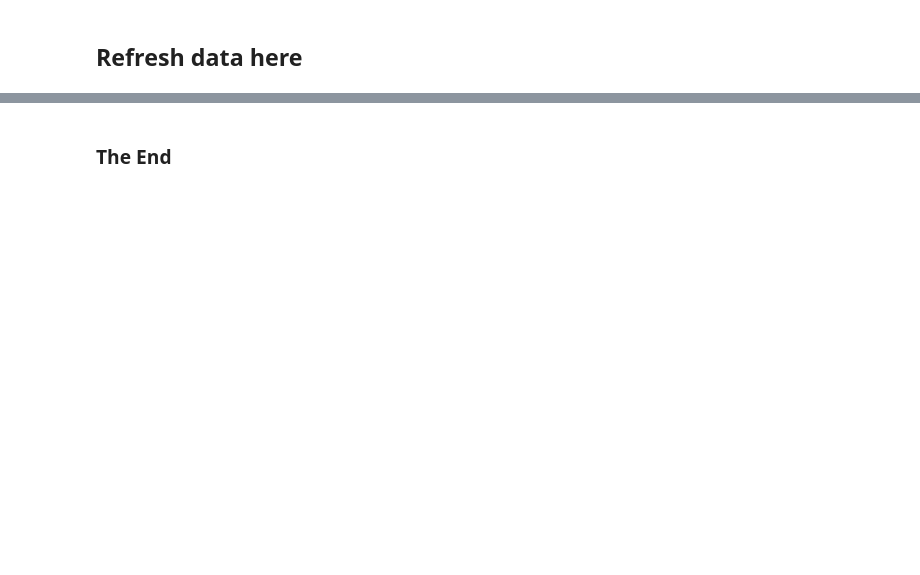
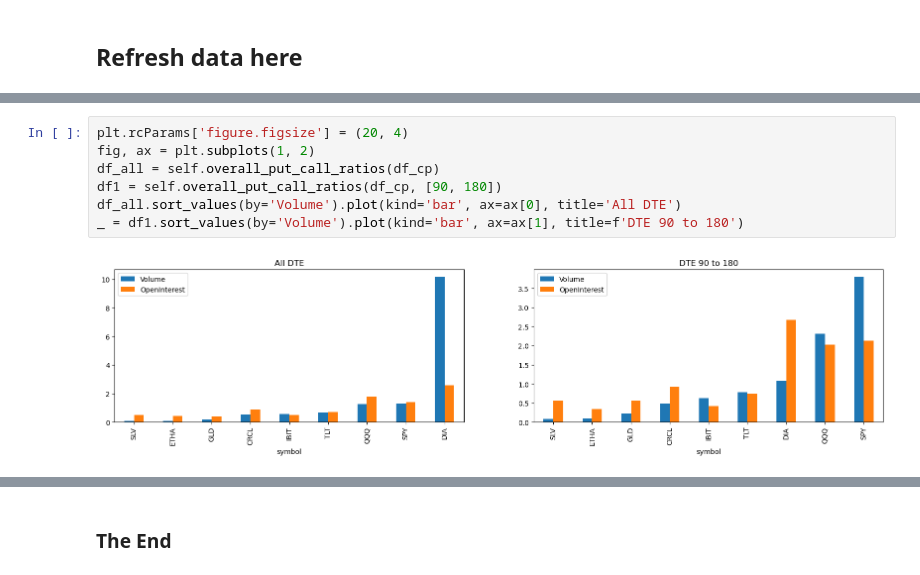
Before and after one commit to shufengtan/op, a Jupyter notebook: leaps_latest.ipynb, the cells around one changed output, grey strips where cells are left out. Saved outputs shown, nothing was run; the diff lists cells and outputs as text; blank space fills up the shorter version.

```diff
--- a/leaps_latest.ipynb
+++ b/leaps_latest.ipynb
@@ -88 +124,10 @@ _df[_df.index.get_level_values('symbol') != '_'].head(60)
+# %%
+plt.rcParams['figure.figsize'] = (20, 4)
+fig, ax = plt.subplots(1, 2)
+df_all = self.overall_put_call_ratios(df_cp)
+df1 = self.overall_put_call_ratios(df_cp, [90, 180])
+df_all.sort_values(by='Volume').plot(kind='bar', ax=ax[0], title='All DTE')
+_ = df1.sort_values(by='Volume').plot(kind='bar', ax=ax[1], title=f'DTE 90 to 180')
+# %% [output]
+[figure, added]
 # %%
```
Also changed, not shown: parts of 22 cells of this notebook, 2 other files.
